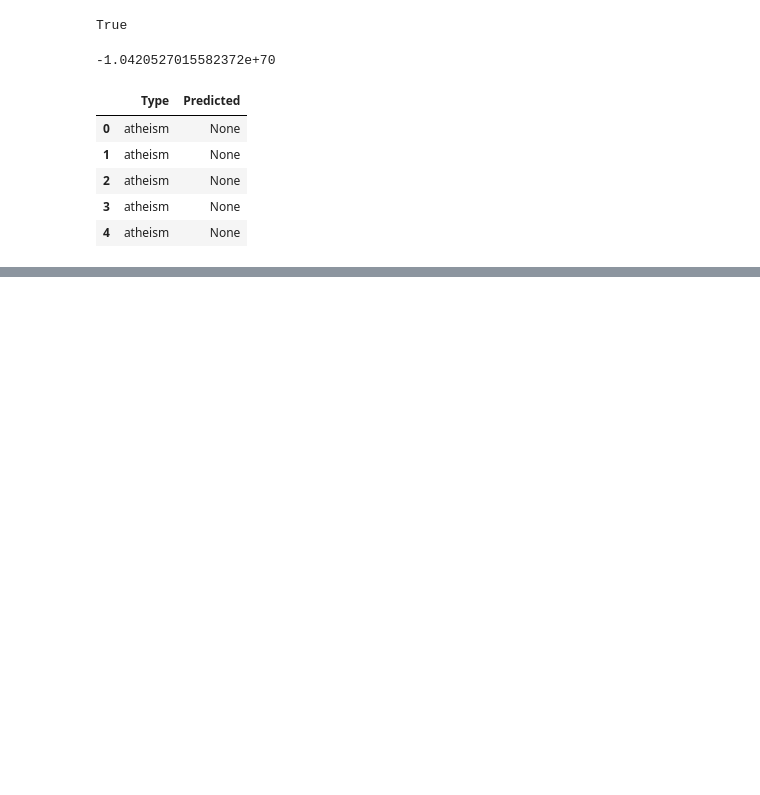
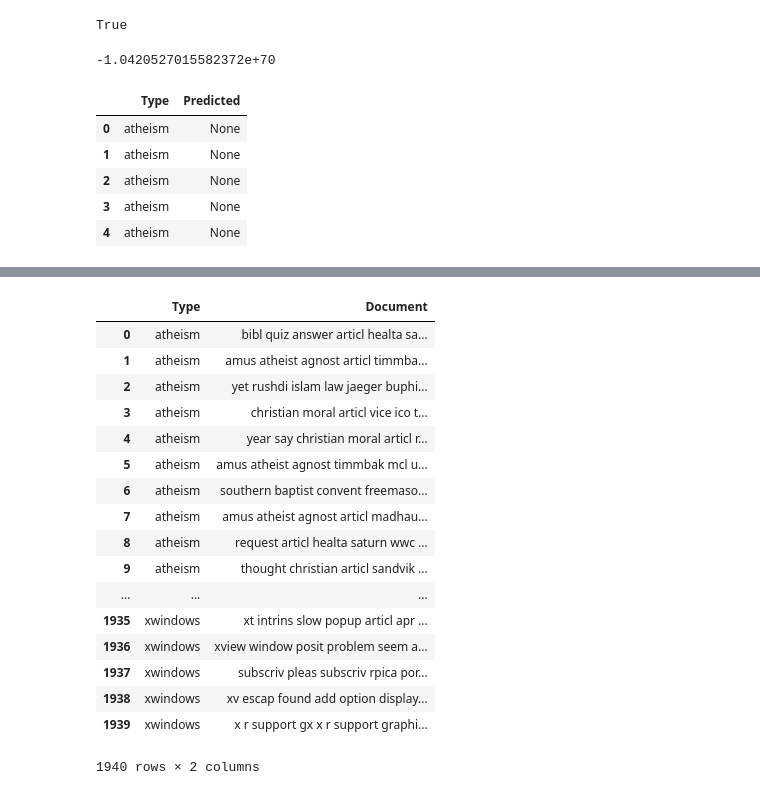
Before and after one commit to AllisonBolen/DocumentClassifier, a Jupyter notebook: classify.ipynb, the cells around one changed output, grey strips where cells are left out. Drawn from its saved outputs; the diff is of its cells as text; code cells hidden in the pictures; blank space fills up the shorter version.

```diff
--- a/classify.ipynb
+++ b/classify.ipynb
@@ -3,6 +3,12 @@ import pandas as pd
 import pickle
 from threading import Thread
 import os
+
+from nltk.corpus import stopwords
+from nltk.stem import SnowballStemmer
+import nltk
+stemmer = SnowballStemmer("english")
+cachedStopWords = stopwords.words("english")
 # %%
 # classify the new documents:
 # read in data frames
@@ -177,3 +179,14 @@ resultFrame.head()
 | 2 | atheism | None |
 | 3 | atheism | None |
 | 4 | atheism | None |
+# %%
+testSS_data = testFrame.copy()
+
+def func(row):
+    doc = row["Document" ]
+    doc = ' '.join([stemmer.stem(word) for word in doc.split() if word not in cachedStopWords])
+    return doc
+
+text = testSS_data["Document"].tolist()
+print(text)
+testSS_data["Document"] = testSS_data.apply(func,axis=1)
@@ -179,0 +206,21 @@ resultFrame.head()
+# %%
+testSS_data.head(1940)
+# %% [output]
+|  | Type | Document |
+| 0 | atheism | bibl quiz answer articl healta sa... |
+| 1 | atheism | amus atheist agnost articl timmba... |
+| 2 | atheism | yet rushdi islam law jaeger buphi... |
+| 3 | atheism | christian moral articl vice ico t... |
+| 4 | atheism | year say christian moral articl r... |
+| 5 | atheism | amus atheist agnost timmbak mcl u... |
+| 6 | atheism | southern baptist convent freemaso... |
+| 7 | atheism | amus atheist agnost articl madhau... |
+| 8 | atheism | request articl healta saturn wwc ... |
+| 9 | atheism | thought christian articl sandvik ... |
+| ... | ... | ... |
+| 1935 | xwindows | xt intrins slow popup articl apr ... |
+| 1936 | xwindows | xview window posit problem seem a... |
+| 1937 | xwindows | subscriv pleas subscriv rpica por... |
+| 1938 | xwindows | xv escap found add option display... |
+| 1939 | xwindows | x r support gx x r support graphi... |
+1940 rows × 2 columns
```
Also changed, not shown: parts of 4 cells of this notebook, 4 other files.
